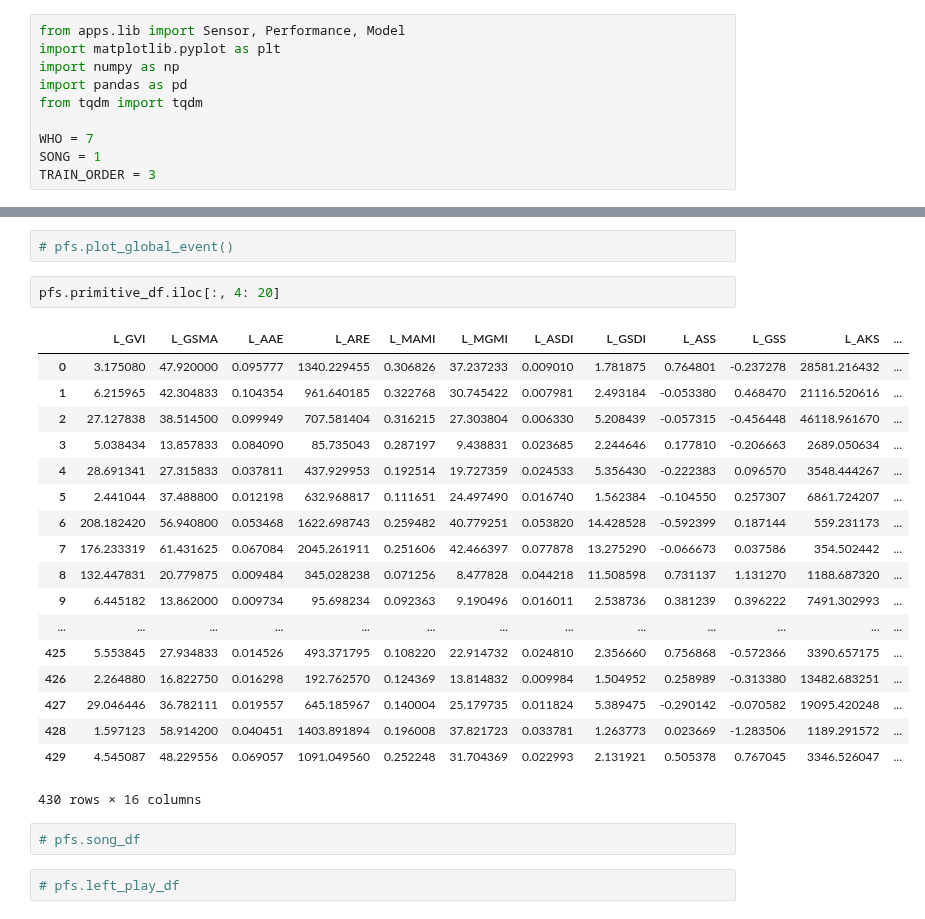
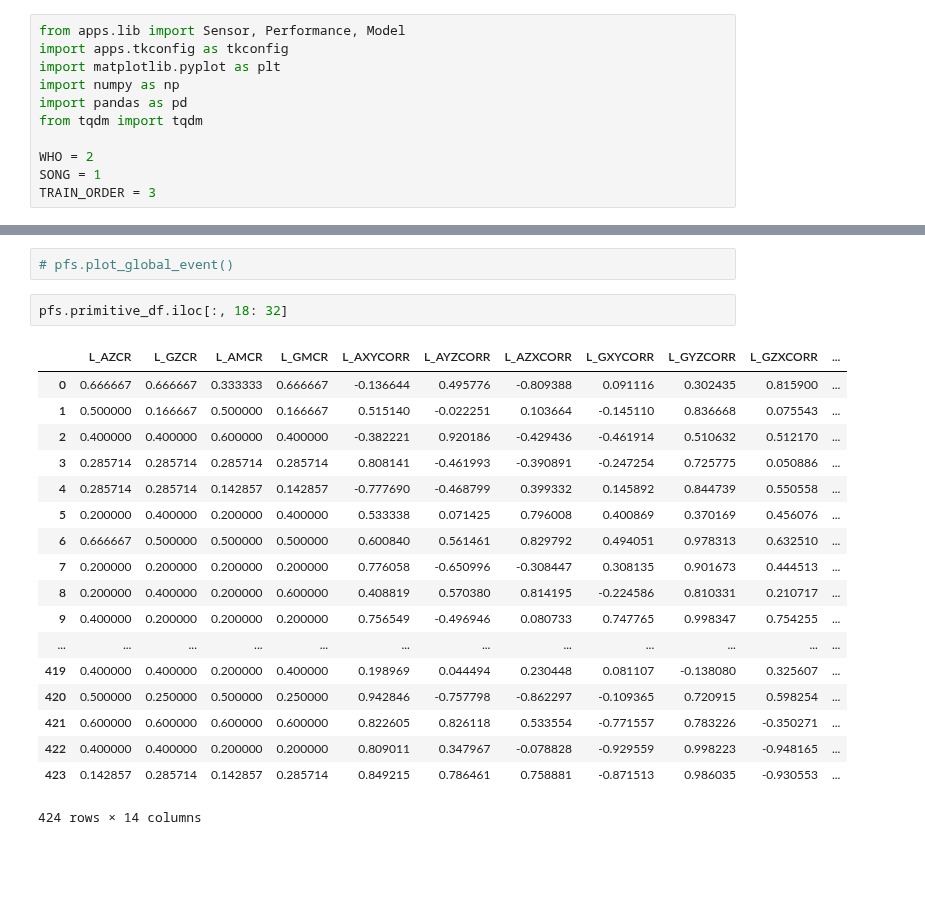
Before and after one commit to dsmilab/Taiko-Master, a Jupyter notebook: util/FE_test.ipynb, the cells around one changed output, grey strips where cells are left out. Drawn from its saved outputs; the diff is of its cells as text; blank space fills up the shorter version.

Commit message:
Consider event primitives.

```diff
--- a/util/FE_test.ipynb
+++ b/util/FE_test.ipynb
@@ -3,12 +3,13 @@
 <div class="toc" style="margin-top: 1em;"><ul class="toc-item"></ul></div>
 # %%
 from apps.lib import Sensor, Performance, Model
+import apps.tkconfig as tkconfig
 import matplotlib.pyplot as plt
 import numpy as np
 import pandas as pd
 from tqdm import tqdm
 
-WHO = 7
+WHO = 2
 SONG = 1
 TRAIN_ORDER = 3
 # %%
@@ -43,27 +26,23 @@ pfs = gogo(WHO, SONG, TRAIN_ORDER)
 # %%
 # pfs.plot_global_event()
 # %%
-pfs.primitive_df.iloc[:, 4: 20]
+pfs.primitive_df.iloc[:, 18: 32]
 # %% [output]
-|  | L_GVI | L_GSMA | L_AAE | L_ARE | L_MAMI | L_MGMI | L_ASDI | L_GSDI | L_ASS | L_GSS | L_AKS | ... |
-| 0 | 3.175080 | 47.920000 | 0.095777 | 1340.229455 | 0.306826 | 37.237233 | 0.009010 | 1.781875 | 0.764801 | -0.237278 | 28581.216432 | ... |
-| 1 | 6.215965 | 42.304833 | 0.104354 | 961.640185 | 0.322768 | 30.745422 | 0.007981 | 2.493184 | -0.053380 | 0.468470 | 21116.520616 | ... |
-| 2 | 27.127838 | 38.514500 | 0.099949 | 707.581404 | 0.316215 | 27.303804 | 0.006330 | 5.208439 | -0.057315 | -0.456448 | 46118.961670 | ... |
-| 3 | 5.038434 | 13.857833 | 0.084090 | 85.735043 | 0.287197 | 9.438831 | 0.023685 | 2.244646 | 0.177810 | -0.206663 | 2689.050634 | ... |
-| 4 | 28.691341 | 27.315833 | 0.037811 | 437.929953 | 0.192514 | 19.727359 | 0.024533 | 5.356430 | -0.222383 | 0.096570 | 3548.444267 | ... |
-| 5 | 2.441044 | 37.488800 | 0.012198 | 632.968817 | 0.111651 | 24.497490 | 0.016740 | 1.562384 | -0.104550 | 0.257307 | 6861.724207 | ... |
-| 6 | 208.182420 | 56.940800 | 0.053468 | 1622.698743 | 0.259482 | 40.779251 | 0.053820 | 14.428528 | -0.592399 | 0.187144 | 559.231173 | ... |
-| 7 | 176.233319 | 61.431625 | 0.067084 | 2045.261911 | 0.251606 | 42.466397 | 0.077878 | 13.275290 | -0.066673 | 0.037586 | 354.502442 | ... |
-| 8 | 132.447831 | 20.779875 | 0.009484 | 345.028238 | 0.071256 | 8.477828 | 0.044218 | 11.508598 | 0.731137 | 1.131270 | 1188.687320 | ... |
-| 9 | 6.445182 | 13.862000 | 0.009734 | 95.698234 | 0.092363 | 9.190496 | 0.016011 | 2.538736 | 0.381239 | 0.396222 | 7491.302993 | ... |
-| ... | ... | ... | ... | ... | ... | ... | ... | ... | ... | ... | ... | ... |
-| 425 | 5.553845 | 27.934833 | 0.014526 | 493.371795 | 0.108220 | 22.914732 | 0.024810 | 2.356660 | 0.756868 | -0.572366 | 3390.657175 | ... |
-| 426 | 2.264880 | 16.822750 | 0.016298 | 192.762570 | 0.124369 | 13.814832 | 0.009984 | 1.504952 | 0.258989 | -0.313380 | 13482.683251 | ... |
-| 427 | 29.046446 | 36.782111 | 0.019557 | 645.185967 | 0.140004 | 25.179735 | 0.011824 | 5.389475 | -0.290142 | -0.070582 | 19095.420248 | ... |
-| 428 | 1.597123 | 58.914200 | 0.040451 | 1403.891894 | 0.196008 | 37.821723 | 0.033781 | 1.263773 | 0.023669 | -1.283506 | 1189.291572 | ... |
-| 429 | 4.545087 | 48.229556 | 0.069057 | 1091.049560 | 0.252248 | 31.704369 | 0.022993 | 2.131921 | 0.505378 | 0.767045 | 3346.526047 | ... |
+|  | L_AZCR | L_GZCR | L_AMCR | L_GMCR | L_AXYCORR | L_AYZCORR | L_AZXCORR | L_GXYCORR | L_GYZCORR | L_GZXCORR | ... |
+| 0 | 0.666667 | 0.666667 | 0.333333 | 0.666667 | -0.136644 | 0.495776 | -0.809388 | 0.091116 | 0.302435 | 0.815900 | ... |
+| 1 | 0.500000 | 0.166667 | 0.500000 | 0.166667 | 0.515140 | -0.022251 | 0.103664 | -0.145110 | 0.836668 | 0.075543 | ... |
+| 2 | 0.400000 | 0.400000 | 0.600000 | 0.400000 | -0.382221 | 0.920186 | -0.429436 | -0.461914 | 0.510632 | 0.512170 | ... |
+| 3 | 0.285714 | 0.285714 | 0.285714 | 0.285714 | 0.808141 | -0.461993 | -0.390891 | -0.247254 | 0.725775 | 0.050886 | ... |
+| 4 | 0.285714 | 0.285714 | 0.142857 | 0.142857 | -0.777690 | -0.468799 | 0.399332 | 0.145892 | 0.844739 | 0.550558 | ... |
+| 5 | 0.200000 | 0.400000 | 0.200000 | 0.400000 | 0.533338 | 0.071425 | 0.796008 | 0.400869 | 0.370169 | 0.456076 | ... |
+| 6 | 0.666667 | 0.500000 | 0.500000 | 0.500000 | 0.600840 | 0.561461 | 0.829792 | 0.494051 | 0.978313 | 0.632510 | ... |
+| 7 | 0.200000 | 0.200000 | 0.200000 | 0.200000 | 0.776058 | -0.650996 | -0.308447 | 0.308135 | 0.901673 | 0.444513 | ... |
+| 8 | 0.200000 | 0.400000 | 0.200000 | 0.600000 | 0.408819 | 0.570380 | 0.814195 | -0.224586 | 0.810331 | 0.210717 | ... |
+| 9 | 0.400000 | 0.200000 | 0.200000 | 0.200000 | 0.756549 | -0.496946 | 0.080733 | 0.747765 | 0.998347 | 0.754255 | ... |
+| ... | ... | ... | ... | ... | ... | ... | ... | ... | ... | ... | ... |
+| 419 | 0.400000 | 0.400000 | 0.200000 | 0.400000 | 0.198969 | 0.044494 | 0.230448 | 0.081107 | -0.138080 | 0.325607 | ... |
+| 420 | 0.500000 | 0.250000 | 0.500000 | 0.250000 | 0.942846 | -0.757798 | -0.862297 | -0.109365 | 0.720915 | 0.598254 | ... |
+| 421 | 0.600000 | 0.600000 | 0.600000 | 0.600000 | 0.822605 | 0.826118 | 0.533554 | -0.771557 | 0.783226 | -0.350271 | ... |
+| 422 | 0.400000 | 0.400000 | 0.200000 | 0.200000 | 0.809011 | 0.347967 | -0.078828 | -0.929559 | 0.998223 | -0.948165 | ... |
+| 423 | 0.142857 | 0.285714 | 0.142857 | 0.285714 | 0.849215 | 0.786461 | 0.758881 | -0.871513 | 0.986035 | -0.930553 | ... |
-430 rows × 16 columns
+424 rows × 14 columns
-# %%
-# pfs.song_df
-# %%
-# pfs.left_play_df
```
Also changed, not shown: parts of 5 cells of this notebook, 1 other file.
